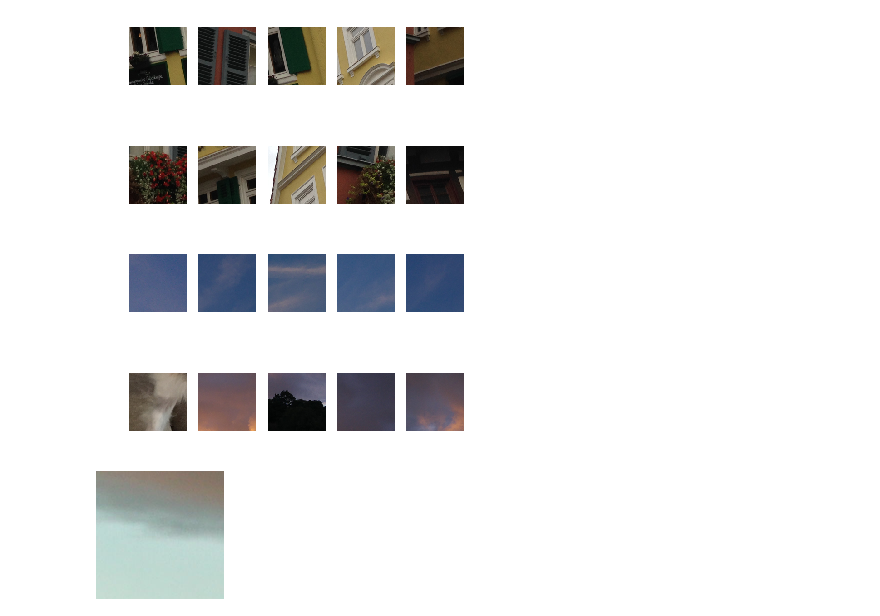
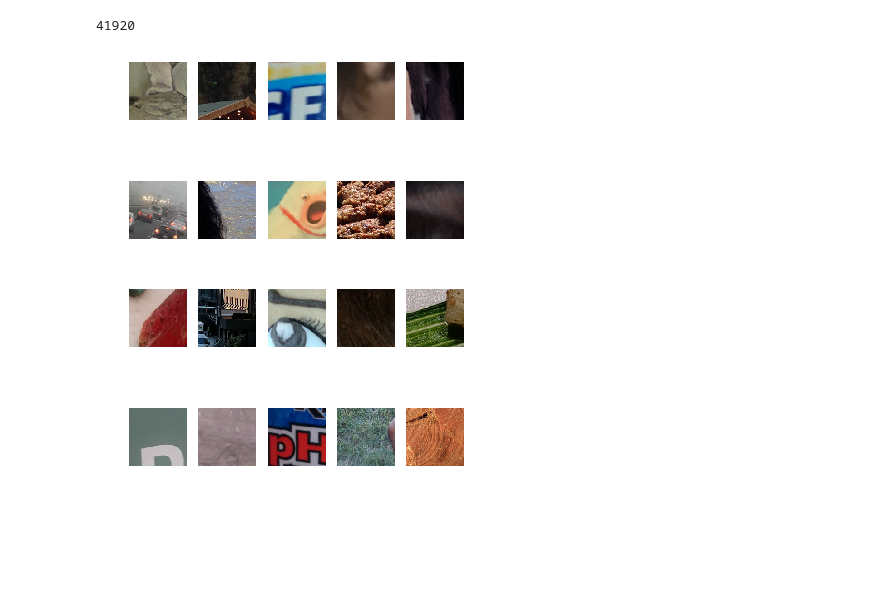
Before and after one commit to maozhiqiang/ICIC, a Jupyter notebook: data_gen.ipynb, the cells around one changed output. Saved outputs shown, nothing was run; the diff lists cells and outputs as text; code cells hidden in the pictures; blank space fills up the shorter version.

```diff
--- a/data_gen.ipynb
+++ b/data_gen.ipynb
@@ -85,9 +69,8 @@ da = data_aug(sess, img_list)
 print('')
 #da.open_file_crop()
 # %%
-da.crop_list = !ls aug_data/train/
+da.crop_list = !ls aug_data/
 temp_list = []
 for i in range(len(da.crop_list)):
-    if '_aug' not in da.crop_list[i]:
-        temp_list.append('aug_data/train/' + da.crop_list[i])
+    temp_list.append('aug_data/' + da.crop_list[i])
 da.crop_list = temp_list
@@ -94,3 +80,7 @@ da.crop_list = temp_list
+# %%
+len(da.crop_list)
+# %% [output]
+41920
 # %%
 def show_crops(crop_list, idx):
     idx = int(idx / 10) * 10
@@ -102,10 +92,10 @@ def show_crops(crop_list, idx):
         plt.axis('off')
     plt.show()
 # %%
-show_crops(da.crop_list, 25)
+show_crops(da.crop_list, 452)
 # %% [output]
-[figure, old version]
+[figure, new version]
 # %%
-show_crops(da.crop_list, 765)
+show_crops(da.crop_list, 8732)
 # %% [output]
-[figure, old version]
+[figure, new version]
@@ -118,4 +101,0 @@ img_c = tl.prepro.crop(img_f, 128, 128, is_random=True)
-# %%
-Image.fromarray(img_c)
-# %% [output]
-[figure, removed]
```
Also changed, not shown: parts of 13 cells of this notebook, 6 other files.
